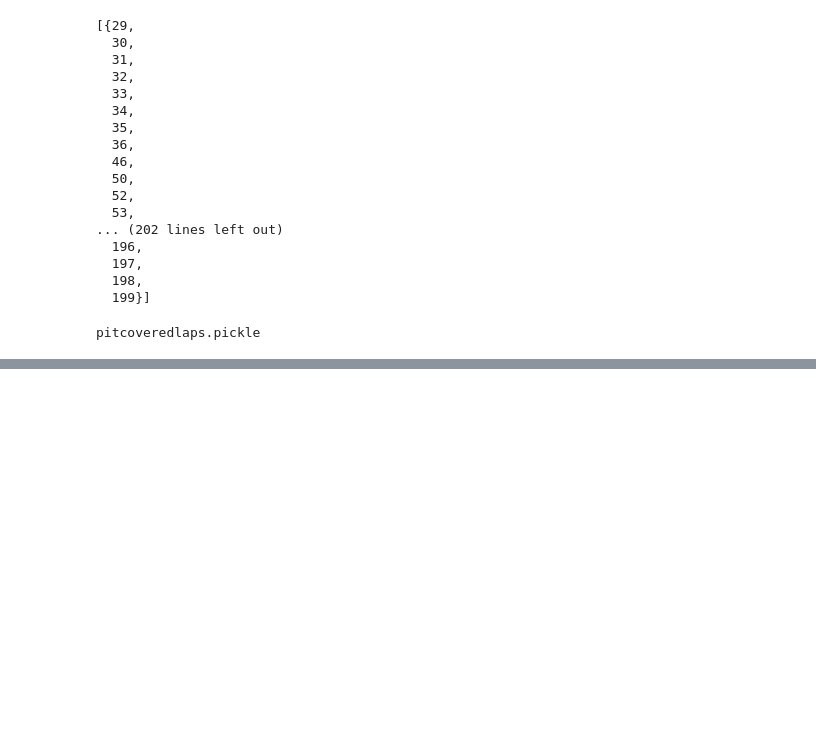
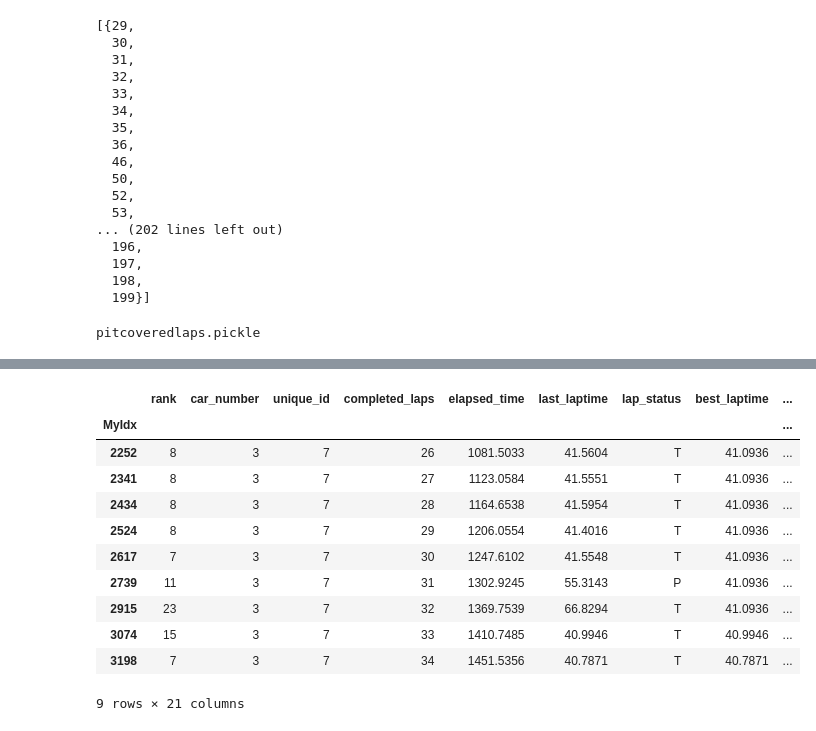
Before and after one commit to DSC-SPIDAL/rankpredictor, a Jupyter notebook: run/22.PaperFinal/notebook/RankNet-makedb-laptime-v4.ipynb, the cells around one changed output, grey strips where cells are left out. Saved outputs shown, nothing was run; the diff lists cells and outputs as text; code cells hidden in the pictures; blank space fills up the shorter version.

```diff
--- a/run/22.PaperFinal/notebook/RankNet-makedb-laptime-v4.ipynb
+++ b/run/22.PaperFinal/notebook/RankNet-makedb-laptime-v4.ipynb
@@ -1146,0 +1200,16 @@ pitcoveredlaps.pickle
+# %%
+df3 = rankdata[rankdata['car_number']==3]
+df3[(df3['completed_laps']>25) & (df3['completed_laps']<35)]
+# %% [output]
+|  | rank | car_number | unique_id | completed_laps | elapsed_time | last_laptime | lap_status | best_laptime | ... |
+| MyIdx |  |  |  |  |  |  |  |  | ... |
+| 2252 | 8 | 3 | 7 | 26 | 1081.5033 | 41.5604 | T | 41.0936 | ... |
+| 2341 | 8 | 3 | 7 | 27 | 1123.0584 | 41.5551 | T | 41.0936 | ... |
+| 2434 | 8 | 3 | 7 | 28 | 1164.6538 | 41.5954 | T | 41.0936 | ... |
+| 2524 | 8 | 3 | 7 | 29 | 1206.0554 | 41.4016 | T | 41.0936 | ... |
+| 2617 | 7 | 3 | 7 | 30 | 1247.6102 | 41.5548 | T | 41.0936 | ... |
+| 2739 | 11 | 3 | 7 | 31 | 1302.9245 | 55.3143 | P | 41.0936 | ... |
+| 2915 | 23 | 3 | 7 | 32 | 1369.7539 | 66.8294 | T | 41.0936 | ... |
+| 3074 | 15 | 3 | 7 | 33 | 1410.7485 | 40.9946 | T | 40.9946 | ... |
+| 3198 | 7 | 3 | 7 | 34 | 1451.5356 | 40.7871 | T | 40.7871 | ... |
+9 rows × 21 columns
```
Also changed, not shown: parts of 14 cells of this notebook, 6 other files.
